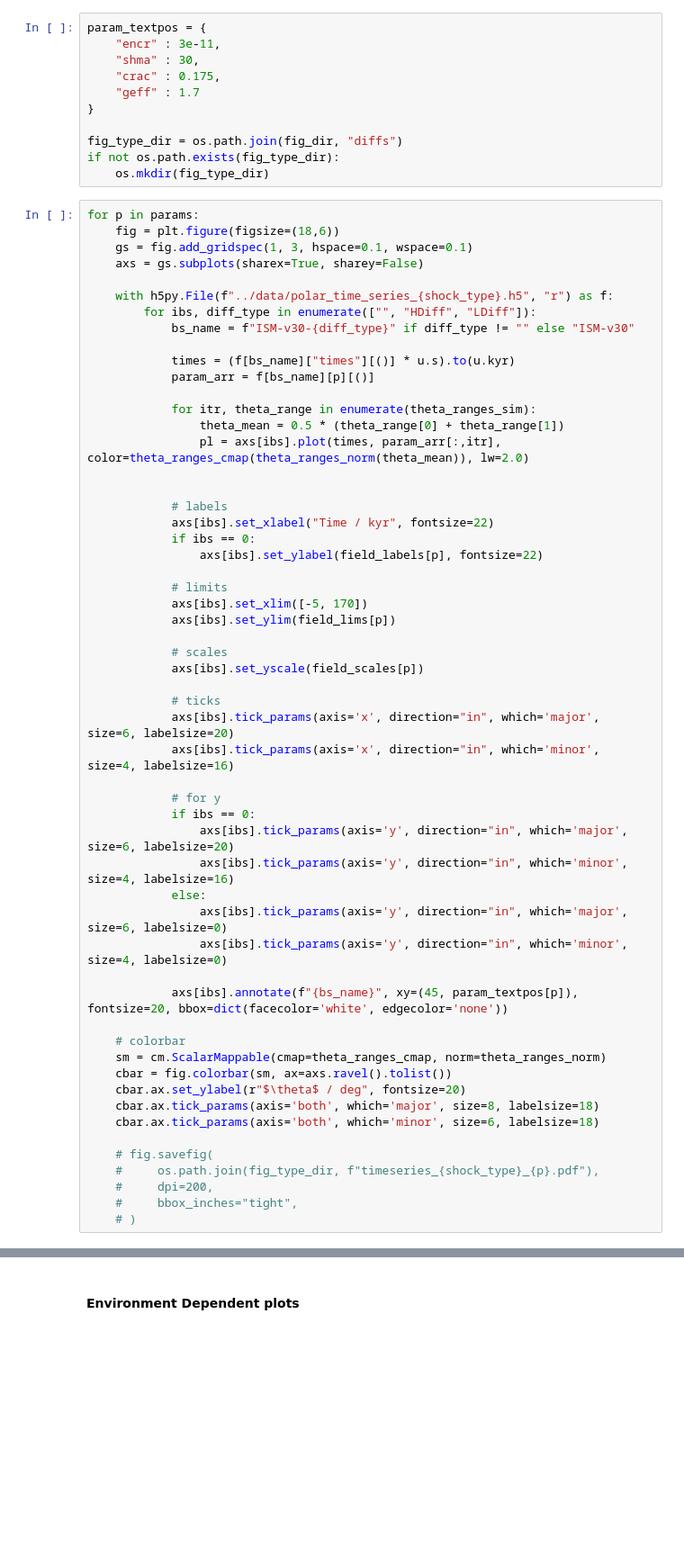
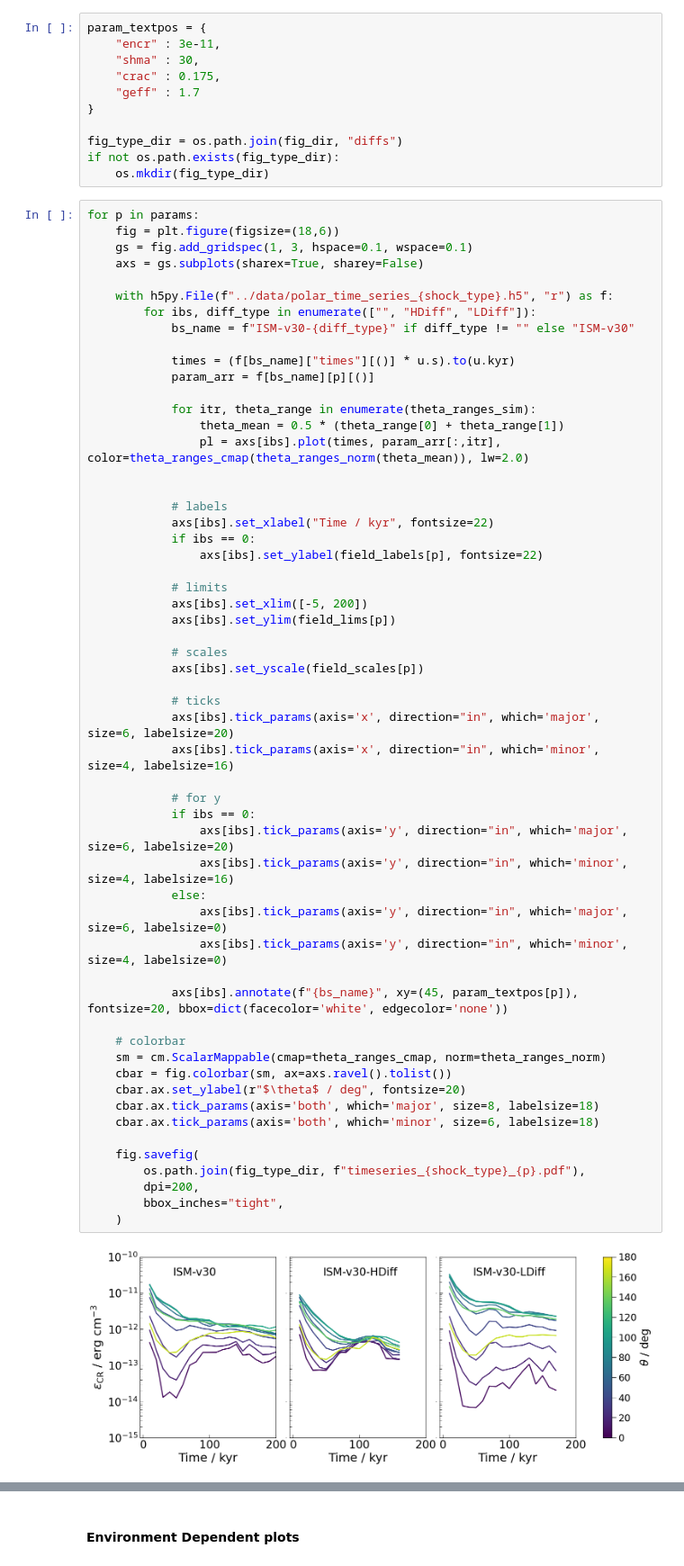
Before and after one commit to kwat0308/crbowshock_analysis_tools, a Jupyter notebook: calculate_CRshock_properties/plot_timeseries.ipynb, the cells around one changed output, grey strips where cells are left out. Shown at 90% size. Saved outputs shown, nothing was run; the diff lists cells and outputs as text; blank space fills up the shorter version.

```diff
--- a/calculate_CRshock_properties/plot_timeseries.ipynb
+++ b/calculate_CRshock_properties/plot_timeseries.ipynb
@@ -141,36 +159,38 @@ for p in params:
             if ibs == 0:
                 axs[ibs].set_ylabel(field_labels[p], fontsize=22)
 
             # limits
-            axs[ibs].set_xlim([-5, 170])
+            axs[ibs].set_xlim([-5, 200])
             axs[ibs].set_ylim(field_lims[p])
 
             # scales
             axs[ibs].set_yscale(field_scales[p])
 
             # ticks
             axs[ibs].tick_params(axis='x', direction="in", which='major', size=6, labelsize=20)
             axs[ibs].tick_params(axis='x', direction="in", which='minor', size=4, labelsize=16)
 
             # for y
             if ibs == 0:
                 axs[ibs].tick_params(axis='y', direction="in", which='major', size=6, labelsize=20)
                 axs[ibs].tick_params(axis='y', direction="in", which='minor', size=4, labelsize=16)
             else:
                 axs[ibs].tick_params(axis='y', direction="in", which='major', size=6, labelsize=0)
                 axs[ibs].tick_params(axis='y', direction="in", which='minor', size=4, labelsize=0)
 
             axs[ibs].annotate(f"{bs_name}", xy=(45, param_textpos[p]), fontsize=20, bbox=dict(facecolor='white', edgecolor='none'))
 
     # colorbar
     sm = cm.ScalarMappable(cmap=theta_ranges_cmap, norm=theta_ranges_norm)
     cbar = fig.colorbar(sm, ax=axs.ravel().tolist())
     cbar.ax.set_ylabel(r"$\theta$ / deg", fontsize=20)
     cbar.ax.tick_params(axis='both', which='major', size=8, labelsize=18)
     cbar.ax.tick_params(axis='both', which='minor', size=6, labelsize=18)
 
-    # fig.savefig(
-    #     os.path.join(fig_type_dir, f"timeseries_{shock_type}_{p}.pdf"),
-    #     dpi=200,
-    #     bbox_inches="tight",
-    # )
+    fig.savefig(
+        os.path.join(fig_type_dir, f"timeseries_{shock_type}_{p}.pdf"),
+        dpi=200,
+        bbox_inches="tight",
+    )
+# %% [output]
+[figure, added]
```
Also changed, not shown: parts of 6 cells of this notebook, 12 other files.
